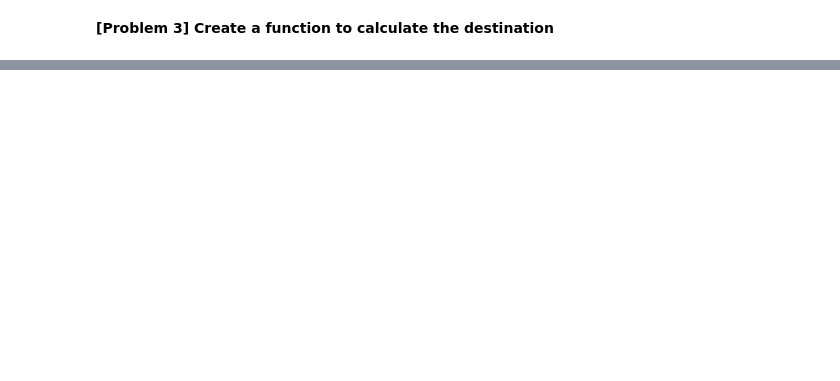
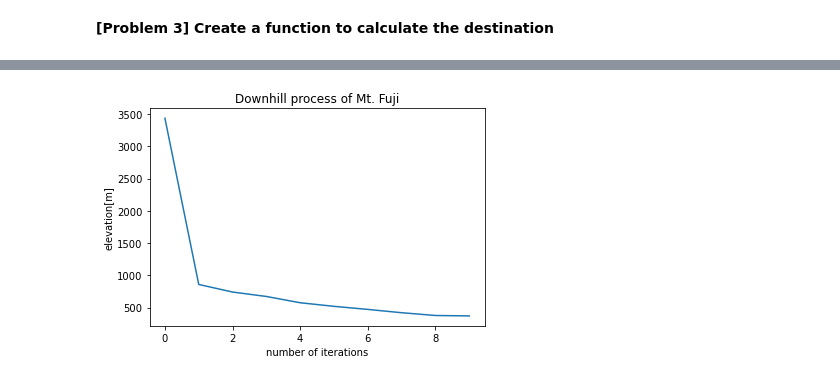
Before and after one commit to dfighter1312/diveintocode-ml, a Jupyter notebook: Week 3/w3-assignment2.ipynb, the cells around one changed output, grey strips where cells are left out. Drawn from its saved outputs; the diff is of its cells as text; code cells hidden in the pictures; blank space fills up the shorter version.

```diff
--- a/Week 3/w3-assignment2.ipynb
+++ b/Week 3/w3-assignment2.ipynb
@@ -77,0 +95,9 @@ print(np.column_stack((next_dest, tranpose_fuji[3][:-1])))
+# %%
+# Make a line graph of the elevation at each iteration.
+plt.title('Downhill process of Mt. Fuji')
+plt.ylabel('elevation[m]')
+plt.xlabel('number of iterations')
+plt.plot(descended_elevations)
+plt.show()
+# %% [output]
+[figure, added]
```
Also changed, not shown: parts of 15 cells of this notebook.
